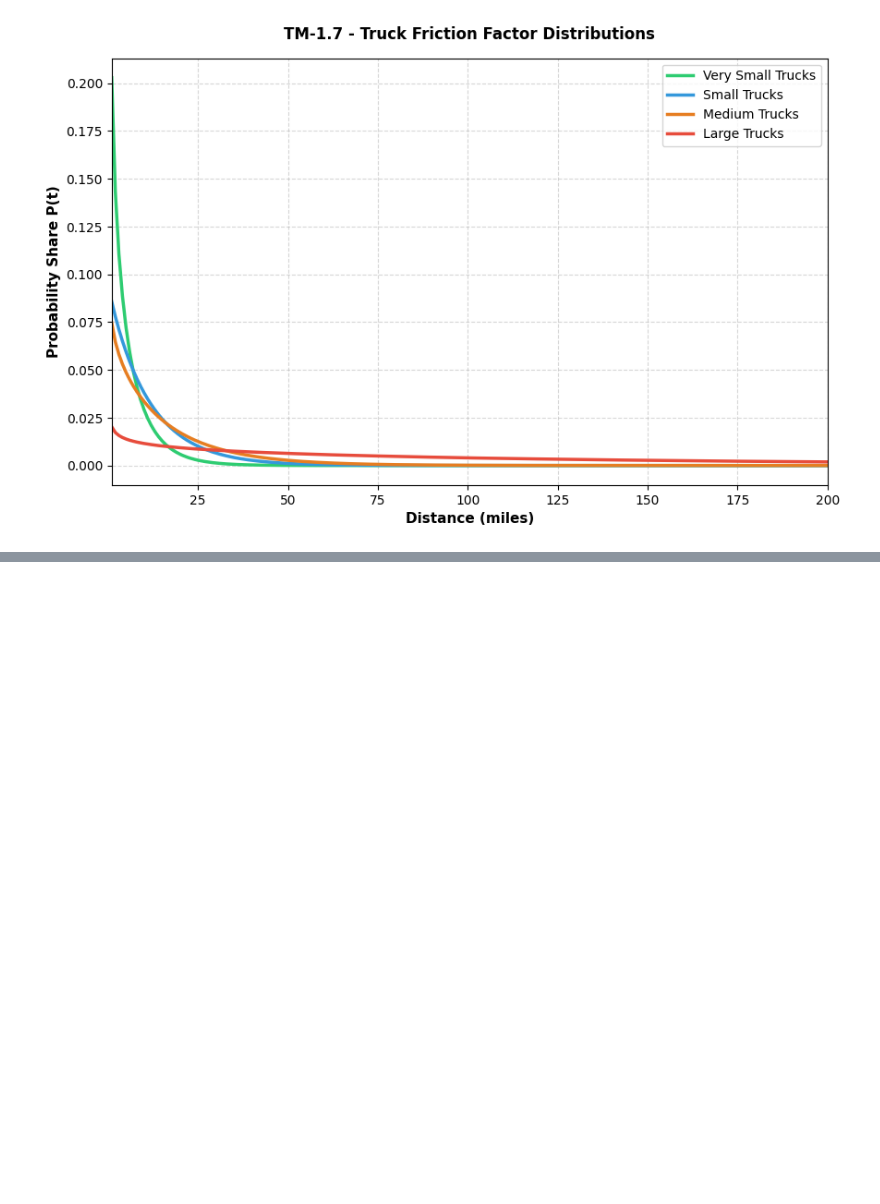
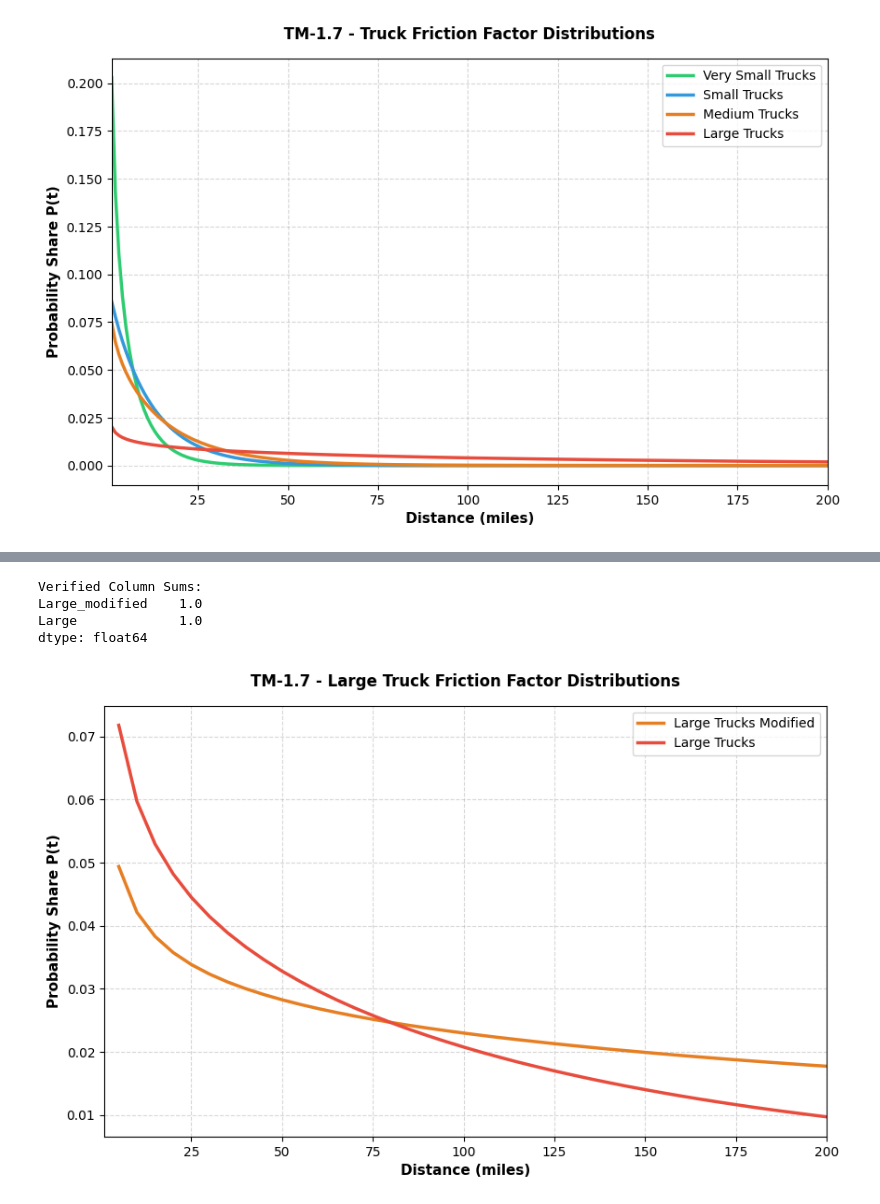
Before and after one commit to BayAreaMetro/travel-model-one, a Jupyter notebook: utilities/trucks/trucks_2026_update/notebooks/friction_factors.ipynb, the cells around one changed output, grey strips where cells are left out. Drawn from its saved outputs; the diff is of its cells as text; code cells hidden in the pictures; blank space fills up the shorter version.

Commit message:
increase ave large truck trip length  through friction factors

```diff
--- a/utilities/trucks/trucks_2026_update/notebooks/friction_factors.ipynb
+++ b/utilities/trucks/trucks_2026_update/notebooks/friction_factors.ipynb
@@ -31,7 +23,7 @@ df.head()
 # %%
 df_prob = df.copy()
 for col in ["VerySmall", "Small", "Medium", "Large"]:
-    df_prob[col] = df[col] / df[col].sum()
+    df_prob[col] = df_prob[col] / df_prob[col].sum()
 
 # Quick verification check to print out the new column sums (should all be 1.0)
 print("Verified Column Sums:")
@@ -82,8 +74,9 @@ params = {
     "Large": (10_000, -0.221471504811372, -0.00606085563803193)
 }
 
-distance_ff = df
-t = distance_ff["Time"].values
+distance_ff = pd.DataFrame()
+t = np.arange(1,201,1)
+distance_ff["distance"] = t
 
 for col, (a, b, c) in params.items():
     # Vectorized calculation over the entire 't' array at once
@@ -110,7 +87,8 @@ distance_ff
 # %%
+# Friction Factors PDFs
 df_prob = distance_ff.copy()
 for col in ["VerySmall", "Small", "Medium", "Large"]:
-    df_prob[col] = df[col] / df[col].sum()
+    df_prob[col] = df_prob[col] / df_prob[col].sum()
 
 # Quick verification check to print out the new column sums (should all be 1.0)
 print("Verified Column Sums:")
@@ -120,13 +98,13 @@ print(df_prob[["VerySmall", "Small", "Medium", "Large"]].sum())
 plt.figure(figsize=(10, 6))
 
 # 4. Plot the probability mass curves
-plt.plot(df_prob["Time"], df_prob["VerySmall"], label="Very Small Trucks", color="#2ecc71", linewidth=2.5)
-plt.plot(df_prob["Time"], df_prob["Small"], label="Small Trucks", color="#3498db", linewidth=2.5)
-plt.plot(df_prob["Time"], df_prob["Medium"], label="Medium Trucks", color="#e67e22", linewidth=2.5)
-plt.plot(df_prob["Time"], df_prob["Large"], label="Large Trucks", color="#e74c3c", linewidth=2.5)
+plt.plot(df_prob["distance"], df_prob["VerySmall"], label="Very Small Trucks", color="#2ecc71", linewidth=2.5)
+plt.plot(df_prob["distance"], df_prob["Small"], label="Small Trucks", color="#3498db", linewidth=2.5)
+plt.plot(df_prob["distance"], df_prob["Medium"], label="Medium Trucks", color="#e67e22", linewidth=2.5)
+plt.plot(df_prob["distance"], df_prob["Large"], label="Large Trucks", color="#e74c3c", linewidth=2.5)
 
 # 5. Fine-tune visual parameters for probability layouts
-plt.xlim(1, df_prob["Time"].max())
+plt.xlim(1, df_prob["distance"].max())
 plt.xlabel("Distance (miles)", fontsize=11, fontweight="bold")
 plt.ylabel("Probability Share P(t)", fontsize=11, fontweight="bold")
 plt.title("TM-1.7 - Truck Friction Factor Distributions", fontsize=12, fontweight="bold", pad=15)
@@ -153,0 +183,33 @@ distance_ff.to_csv(
+# %%
+df_probs = modified_distance_ff.copy()
+cols = ["Large_modified", "Large"]
+for col in cols:
+    df_probs[col] = df_probs[col] / df_probs[col].sum()
+
+# Quick verification check to print out the new column sums (should all be 1.0)
+print("Verified Column Sums:")
+print(df_probs[cols].sum())
+
+# 3. Initialize the plot
+plt.figure(figsize=(10, 6))
+
+# 4. Plot the probability mass curves
+plt.plot(df_probs["distance"], df_probs["Large_modified"], label="Large Trucks Modified", color="#e67e22", linewidth=2.5)
+plt.plot(df_probs["distance"], df_probs["Large"], label="Large Trucks", color="#e74c3c", linewidth=2.5)
+
+# 5. Fine-tune visual parameters for probability layouts
+plt.xlim(1, df_probs["distance"].max())
+plt.xlabel("Distance (miles)", fontsize=11, fontweight="bold")
+plt.ylabel("Probability Share P(t)", fontsize=11, fontweight="bold")
+plt.title("TM-1.7 - Large Truck Friction Factor Distributions", fontsize=12, fontweight="bold", pad=15)
+plt.grid(True, linestyle="--", alpha=0.5)
+plt.legend(fontsize=10, loc="upper right")
+
+# Display the clean distribution plot
+plt.show()
+# %% [output]
+Verified Column Sums:
+Large_modified    1.0
+Large             1.0
+dtype: float64
+[figure, added]
```
Also changed, not shown: parts of 11 cells of this notebook, 1 other file.
